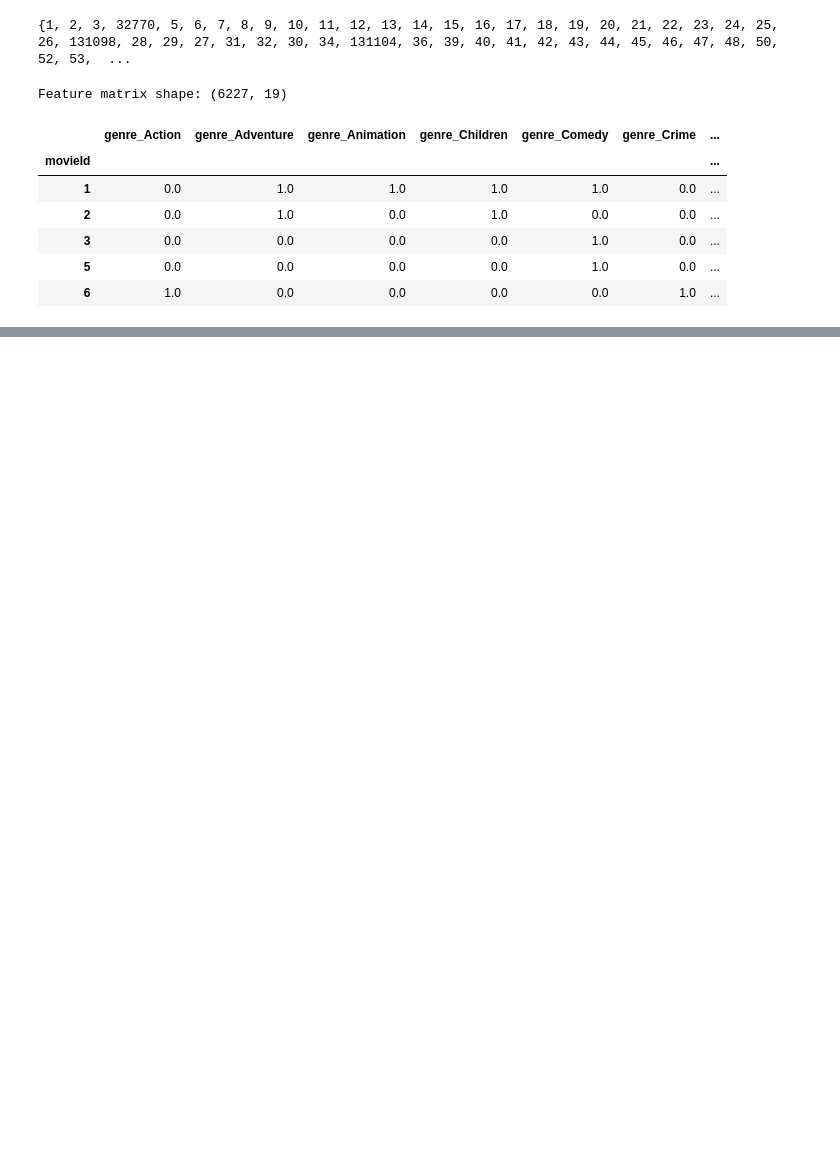
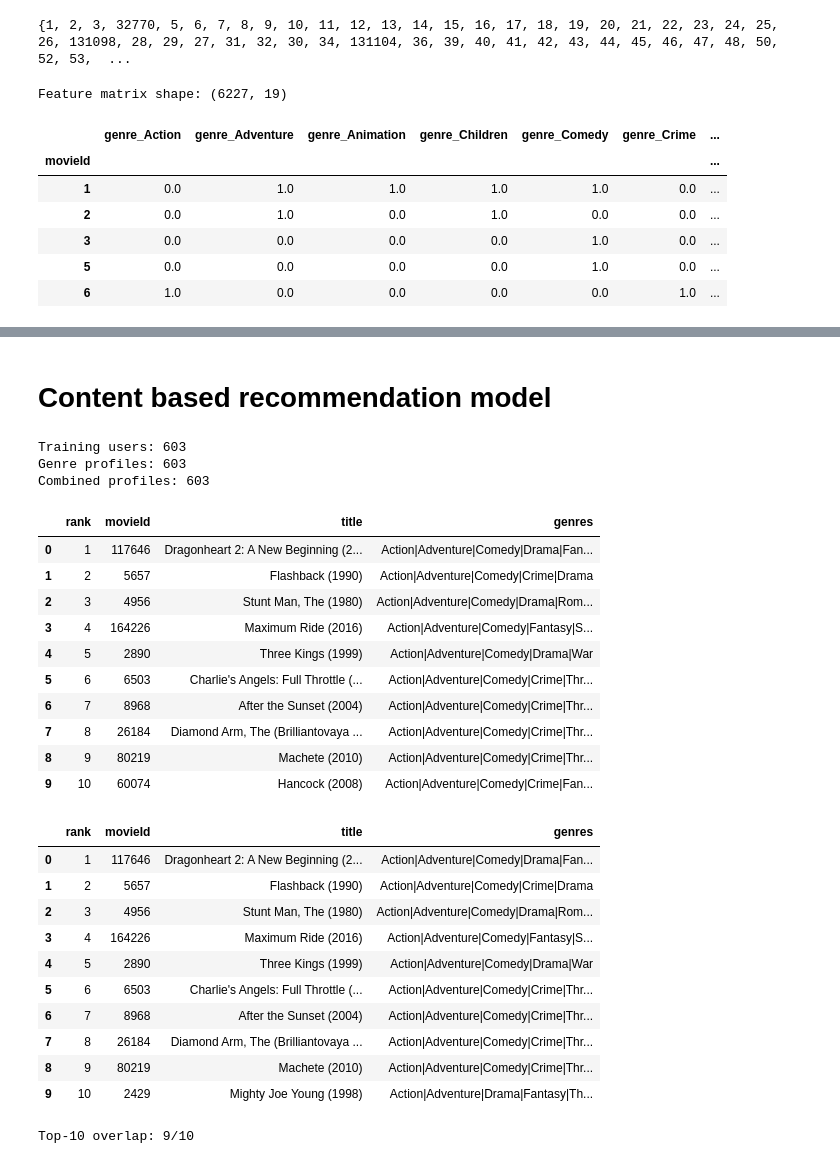
Before and after one commit to shosakaue0808/Movie_Recommendation_System, a Jupyter notebook: notebooks/baseline.ipynb, the cells around one changed output, grey strips where cells are left out. Cells and saved outputs as stored; diff of their text form; code cells hidden in the pictures; blank space fills up the shorter version.

```diff
--- a/notebooks/baseline.ipynb
+++ b/notebooks/baseline.ipynb
@@ -135,0 +290,2 @@ print(
+# %% [markdown]
+# Content based recommendation model
@@ -135,0 +297,8 @@ print(
+# %%
+print("Training users:", train["userId"].nunique())
+print("Genre profiles:", len(genre_model.user_profiles))
+print("Combined profiles:", len(combined_model.user_profiles))
+# %% [output]
+Training users: 603
+Genre profiles: 603
+Combined profiles: 603
@@ -135,0 +327,64 @@ print(
+# %%
+def display_recommendations(
+    recommendations: list[int],
+    movies: pd.DataFrame,
+) -> pd.DataFrame:
+    ranking = pd.DataFrame({
+        "rank": range(1, len(recommendations) + 1),
+        "movieId": recommendations,
+    })
+
+    return ranking.merge(
+        movies[["movieId", "title", "genres"]],
+        on="movieId",
+        how="left",
+    )
+# %%
+display(
+    display_recommendations(
+        genre_recommendations,
+        movies,
+    )
+)
+
+display(
+    display_recommendations(
+        combined_recommendations,
+        movies,
+    )
+)
+# %% [output]
+|  | rank | movieId | title | genres |
+| 0 | 1 | 117646 | Dragonheart 2: A New Beginning (2... | Action|Adventure|Comedy|Drama|Fan... |
+| 1 | 2 | 5657 | Flashback (1990) | Action|Adventure|Comedy|Crime|Drama |
+| 2 | 3 | 4956 | Stunt Man, The (1980) | Action|Adventure|Comedy|Drama|Rom... |
+| 3 | 4 | 164226 | Maximum Ride (2016) | Action|Adventure|Comedy|Fantasy|S... |
+| 4 | 5 | 2890 | Three Kings (1999) | Action|Adventure|Comedy|Drama|War |
+| 5 | 6 | 6503 | Charlie's Angels: Full Throttle (... | Action|Adventure|Comedy|Crime|Thr... |
+| 6 | 7 | 8968 | After the Sunset (2004) | Action|Adventure|Comedy|Crime|Thr... |
+| 7 | 8 | 26184 | Diamond Arm, The (Brilliantovaya ... | Action|Adventure|Comedy|Crime|Thr... |
+| 8 | 9 | 80219 | Machete (2010) | Action|Adventure|Comedy|Crime|Thr... |
+| 9 | 10 | 60074 | Hancock (2008) | Action|Adventure|Comedy|Crime|Fan... |
+|  | rank | movieId | title | genres |
+| 0 | 1 | 117646 | Dragonheart 2: A New Beginning (2... | Action|Adventure|Comedy|Drama|Fan... |
+| 1 | 2 | 5657 | Flashback (1990) | Action|Adventure|Comedy|Crime|Drama |
+| 2 | 3 | 4956 | Stunt Man, The (1980) | Action|Adventure|Comedy|Drama|Rom... |
+| 3 | 4 | 164226 | Maximum Ride (2016) | Action|Adventure|Comedy|Fantasy|S... |
+| 4 | 5 | 2890 | Three Kings (1999) | Action|Adventure|Comedy|Drama|War |
+| 5 | 6 | 6503 | Charlie's Angels: Full Throttle (... | Action|Adventure|Comedy|Crime|Thr... |
+| 6 | 7 | 8968 | After the Sunset (2004) | Action|Adventure|Comedy|Crime|Thr... |
+| 7 | 8 | 26184 | Diamond Arm, The (Brilliantovaya ... | Action|Adventure|Comedy|Crime|Thr... |
+| 8 | 9 | 80219 | Machete (2010) | Action|Adventure|Comedy|Crime|Thr... |
+| 9 | 10 | 2429 | Mighty Joe Young (1998) | Action|Adventure|Drama|Fantasy|Th... |
+# %%
+recommendation_overlap = (
+    set(genre_recommendations)
+    & set(combined_recommendations)
+)
+
+print(
+    f"Top-{k} overlap:",
+    f"{len(recommendation_overlap)}/{k}",
+)
+# %% [output]
+Top-10 overlap: 9/10
```
Also changed, not shown: parts of 32 cells of this notebook, 6 other files.
